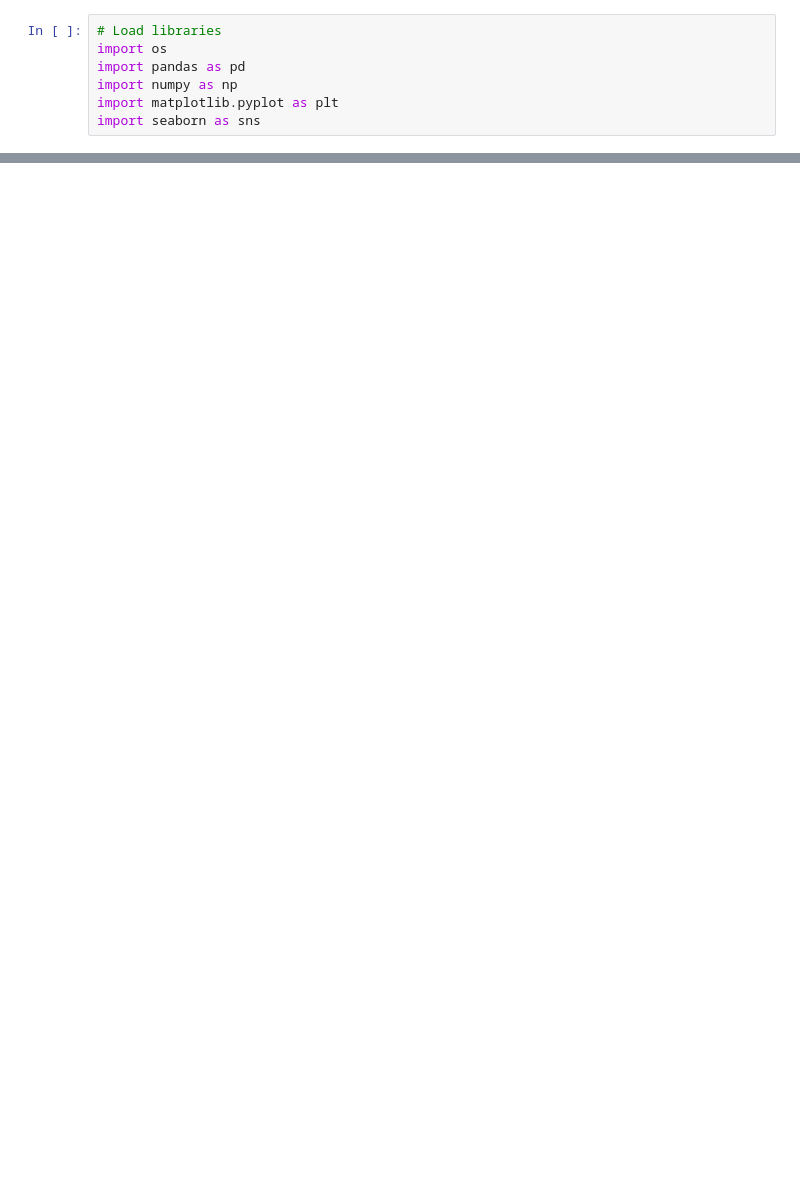
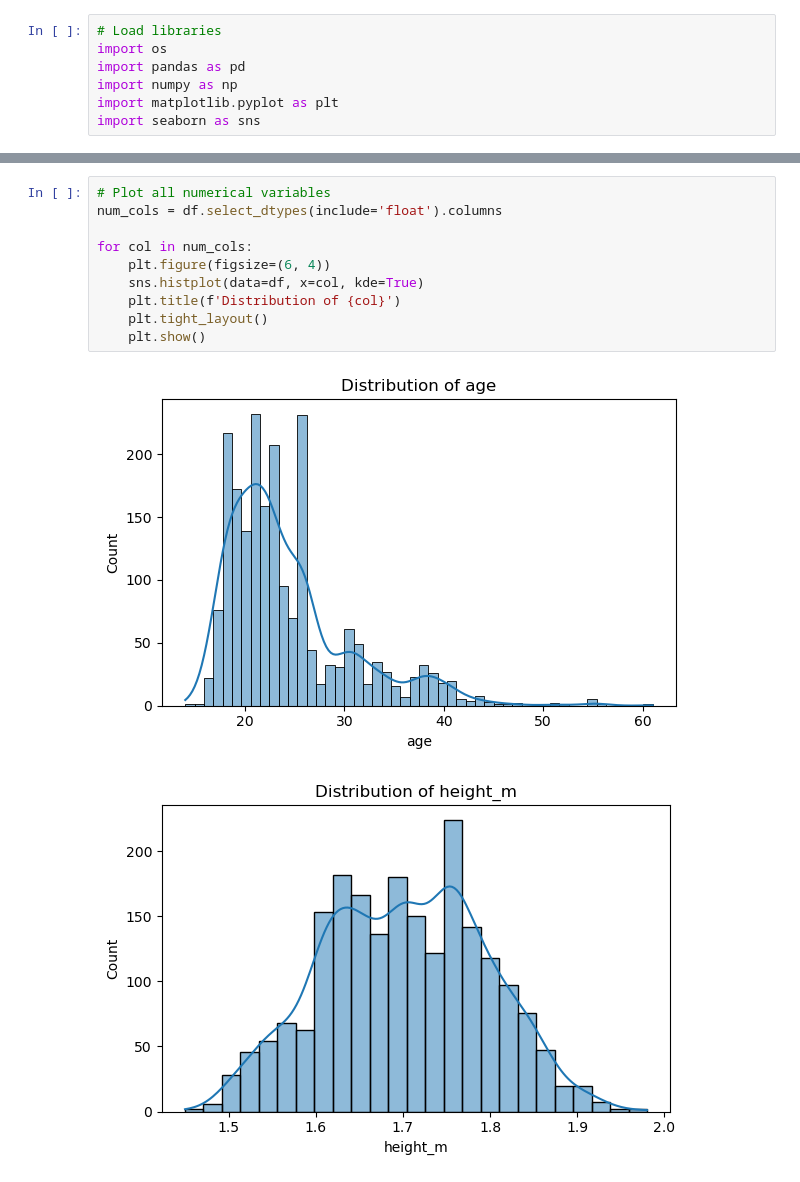
Before and after one commit to nicolasreichardt/ml-project-obesity-prediction, a Jupyter notebook: notebooks/EDA.ipynb, the cells around one changed output, grey strips where cells are left out. Cells and saved outputs as stored; diff of their text form; blank space fills up the shorter version.

```diff
--- a/notebooks/EDA.ipynb
+++ b/notebooks/EDA.ipynb
@@ -210,0 +78,13 @@ for col in categorical_cols + encoded_categorical_cols:
+# %%
+# Plot all numerical variables
+num_cols = df.select_dtypes(include='float').columns
+
+for col in num_cols:
+    plt.figure(figsize=(6, 4))
+    sns.histplot(data=df, x=col, kde=True)
+    plt.title(f'Distribution of {col}')
+    plt.tight_layout()
+    plt.show()
+# %% [output]
+[figure, added]
+[figure, added]
```
Also changed, not shown: parts of 13 cells of this notebook, 4 other files.
